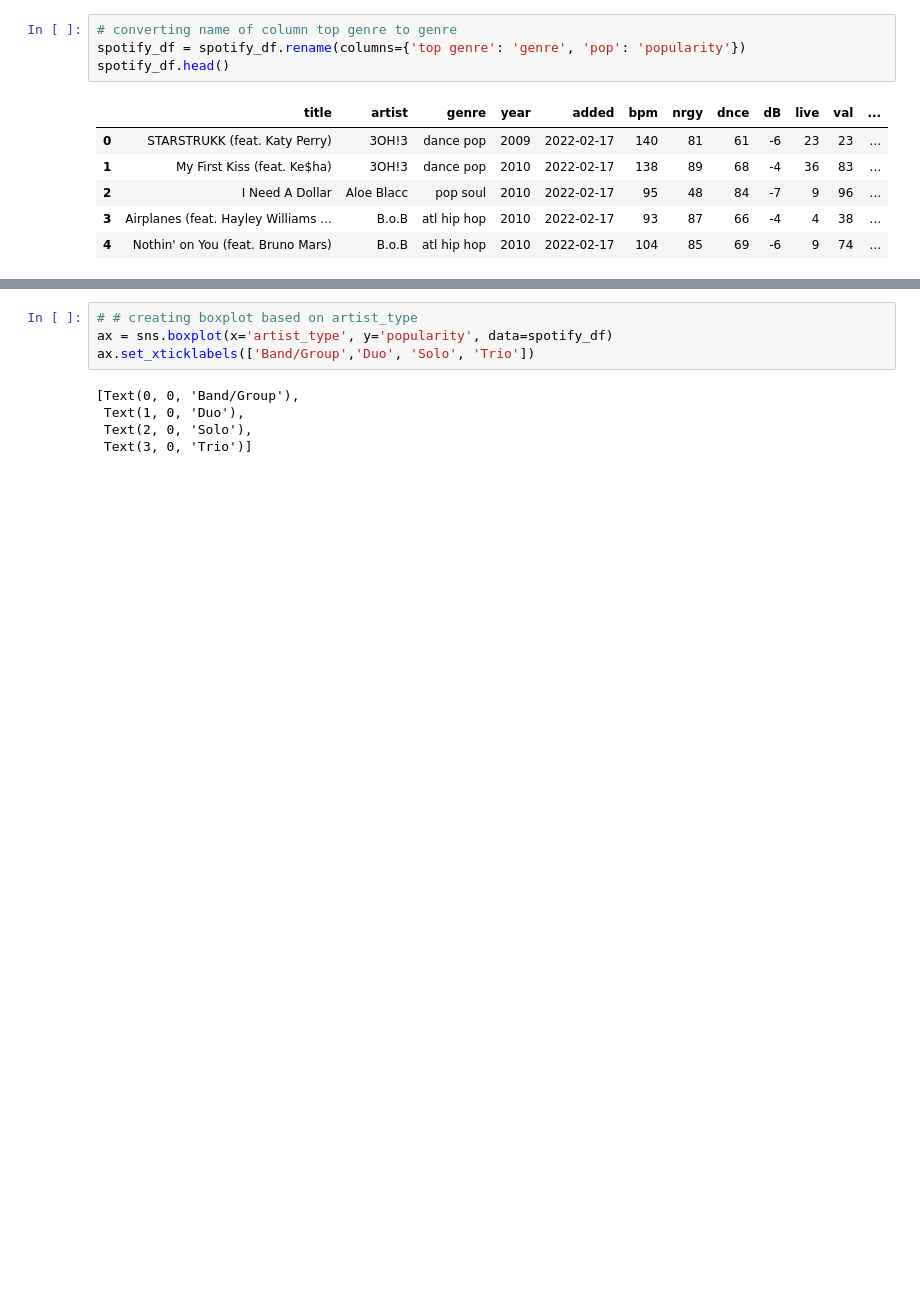
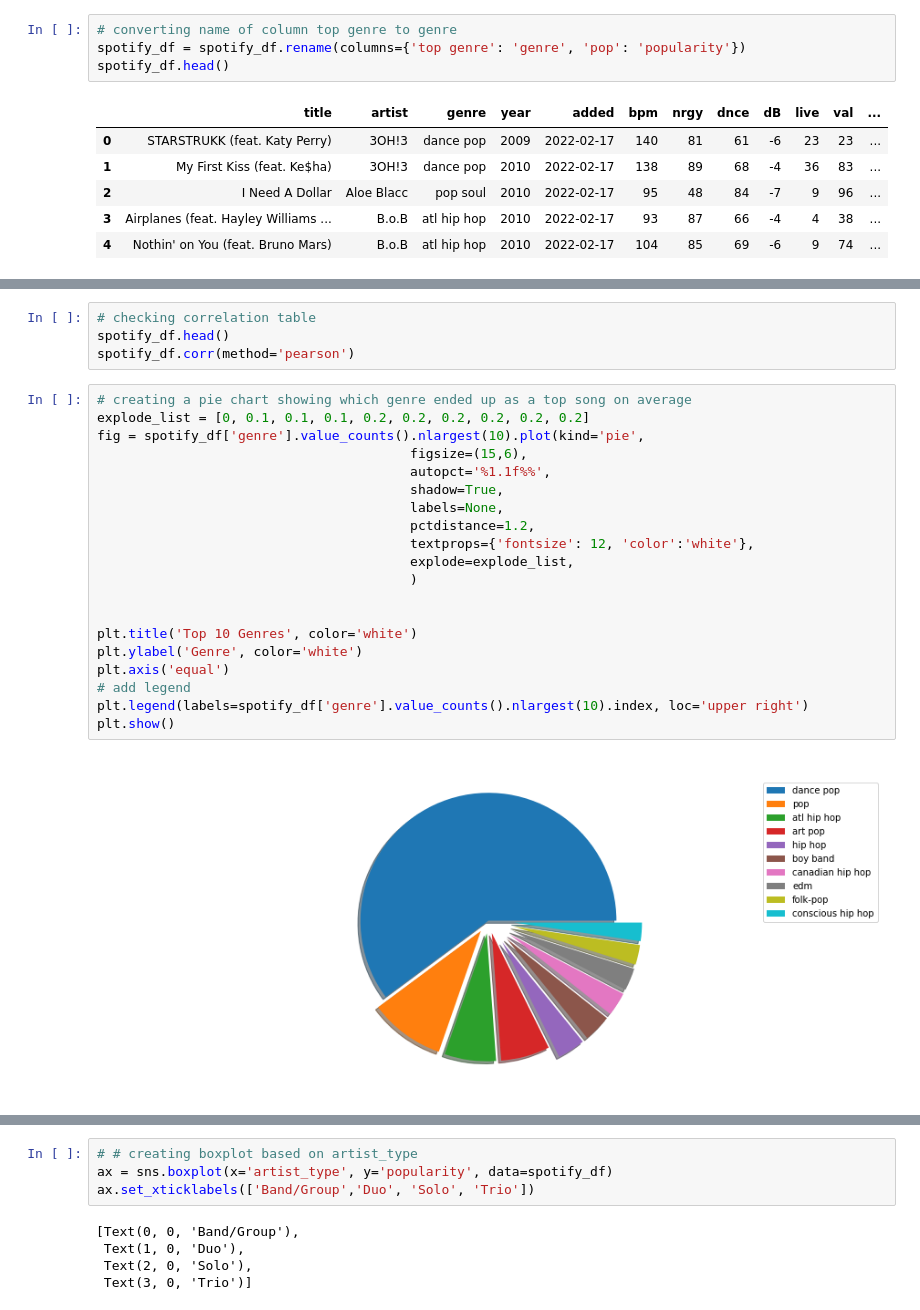
Before and after one commit to nitanshjain/Predicting_Spotify_Song_Popularity, a Jupyter notebook: AI_Project_DataVisualization.ipynb, the cells around one changed output, grey strips where cells are left out. Cells and saved outputs as stored; diff of their text form; blank space fills up the shorter version.

```diff
--- a/AI_Project_DataVisualization.ipynb
+++ b/AI_Project_DataVisualization.ipynb
@@ -224,0 +106,26 @@ plt.show()
+# %%
+# checking correlation table
+spotify_df.head()
+spotify_df.corr(method='pearson')
+# %%
+# creating a pie chart showing which genre ended up as a top song on average
+explode_list = [0, 0.1, 0.1, 0.1, 0.2, 0.2, 0.2, 0.2, 0.2, 0.2]
+fig = spotify_df['genre'].value_counts().nlargest(10).plot(kind='pie',
+                                        figsize=(15,6),
+                                        autopct='%1.1f%%',
+                                        shadow=True,
+                                        labels=None,
+                                        pctdistance=1.2,
+                                        textprops={'fontsize': 12, 'color':'white'},
+                                        explode=explode_list,
+                                        )
+
+
+plt.title('Top 10 Genres', color='white')
+plt.ylabel('Genre', color='white')
+plt.axis('equal')
+# add legend
+plt.legend(labels=spotify_df['genre'].value_counts().nlargest(10).index, loc='upper right')
+plt.show()
+# %% [output]
+[figure, added]
```
Also changed, not shown: parts of 21 cells of this notebook, 1 other file.
